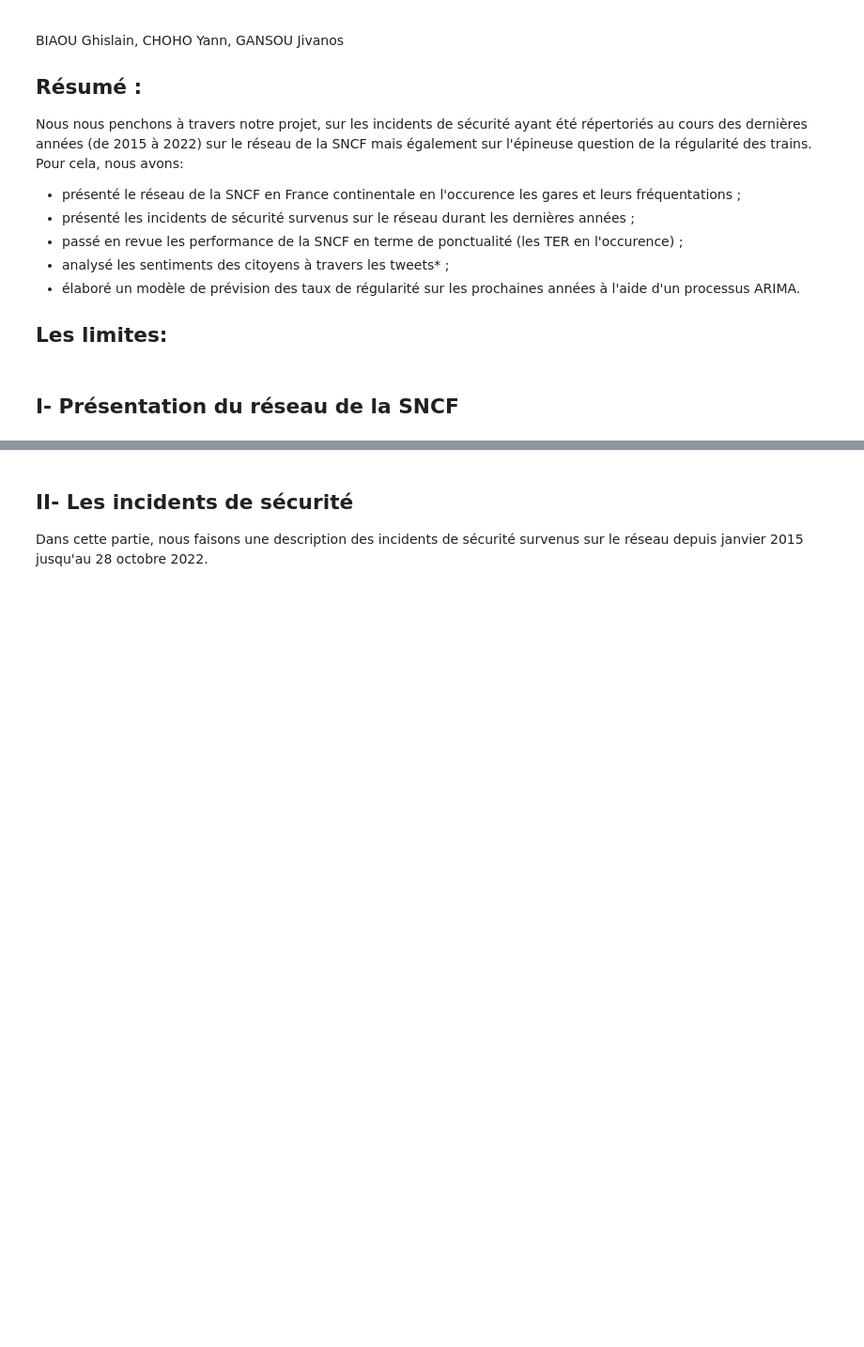
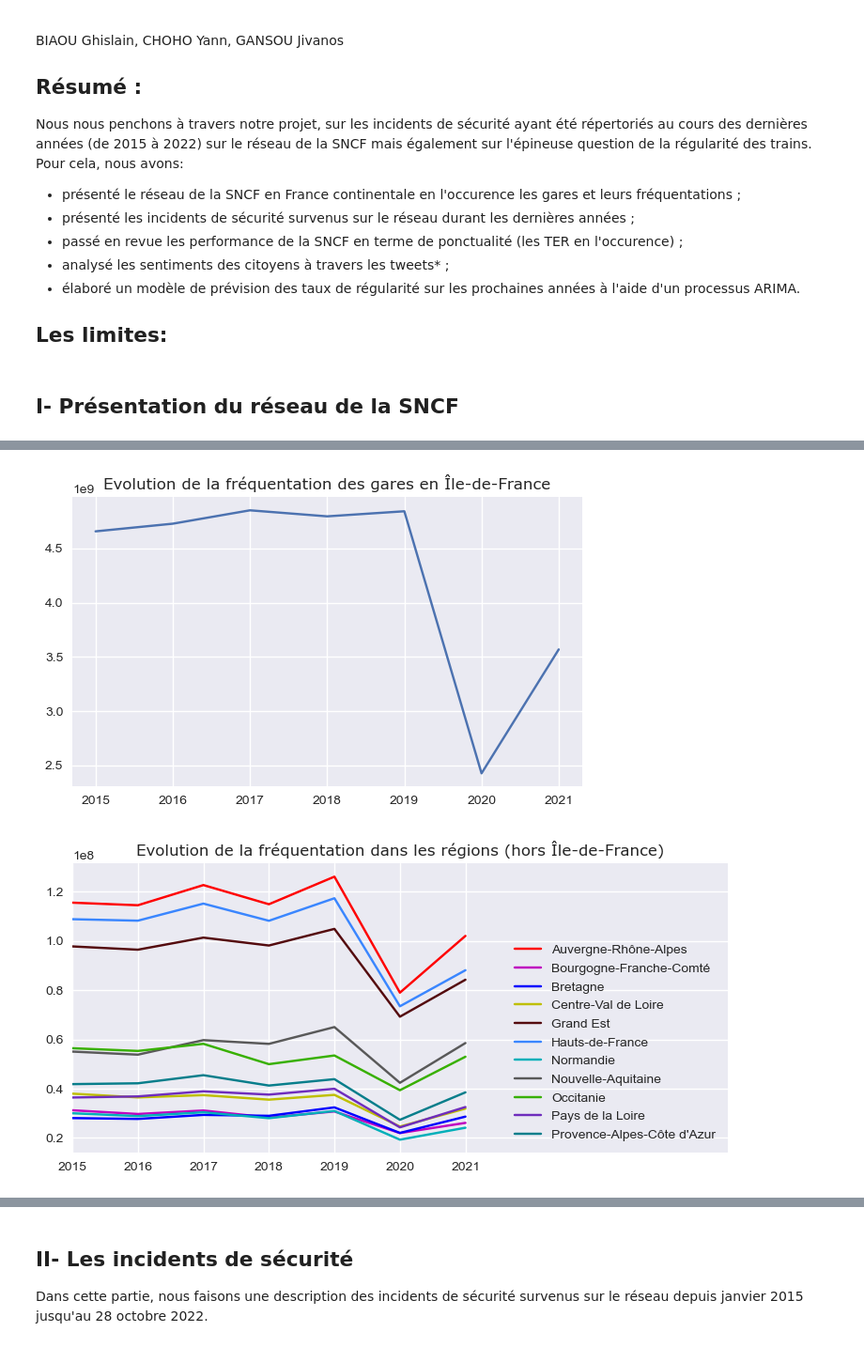
Before and after one commit to gbiaou/Projet_Python_SNCF, a Jupyter notebook: rendu_final.ipynb, the cells around one changed output, grey strips where cells are left out. Shown at 94% size. Cells and saved outputs as stored; diff of their text form; code cells hidden in the pictures; blank space fills up the shorter version.

```diff
--- a/rendu_final.ipynb
+++ b/rendu_final.ipynb
@@ -21,0 +90,6 @@ nb1=nbformat.read('presentation-reseau-sncf.ipynb', as_version= nbformat.NO_CONV
+# %%
+exec(nb.cells[32].source, globals())
+exec(nb.cells[34].source, globals())
+# %% [output]
+[figure, added]
+[figure, added]
```
Also changed, not shown: parts of 35 cells of this notebook.
